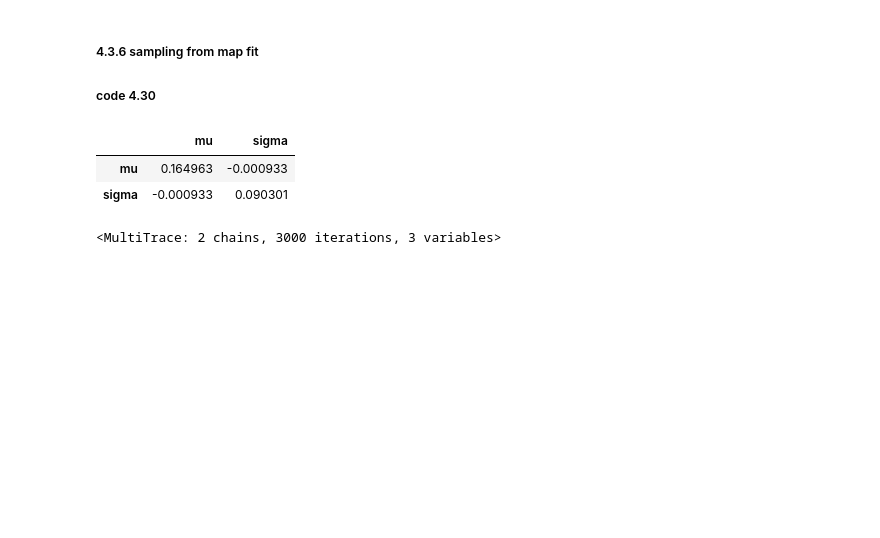
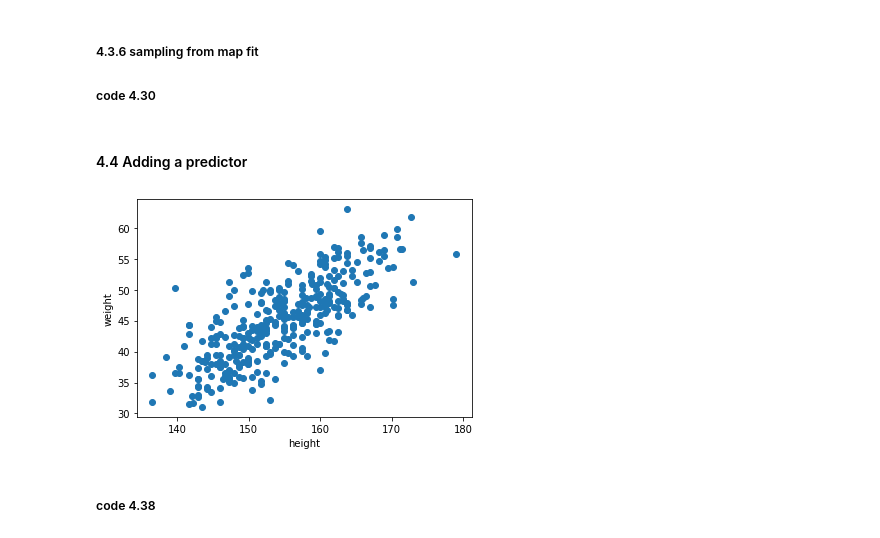
Before and after one commit to ZhengguoGu/resources, a Jupyter notebook: Rethinking/Zhen_practice/Ch4.ipynb, the cells around one changed output. Drawn from its saved outputs; the diff is of its cells as text; code cells hidden in the pictures; blank space fills up the shorter version.

```diff
--- a/Rethinking/Zhen_practice/Ch4.ipynb
+++ b/Rethinking/Zhen_practice/Ch4.ipynb
@@ -171,10 +172,11 @@ df_trace = pm.backends.tracetab.trace_to_dataframe(trace)  #notice that .trace_t
-# %%
-df_trace.cov()
-# %% [output]
-|  | mu | sigma |
-| mu | 0.164963 | -0.000933 |
-| sigma | -0.000933 | 0.090301 |
-# %%
-trace
-# %% [output]
-<MultiTrace: 2 chains, 3000 iterations, 3 variables>
+# %% [markdown]
+#### 4.4 Adding a predictor
+# %%
+plt.scatter(df2.height, df2.weight)
+plt.xlabel('height')
+plt.ylabel('weight')
+plt.show()
+# %% [output]
+[figure, added]
+# %% [markdown]
+##### code 4.38
```
Also changed, not shown: parts of 4 cells of this notebook.
